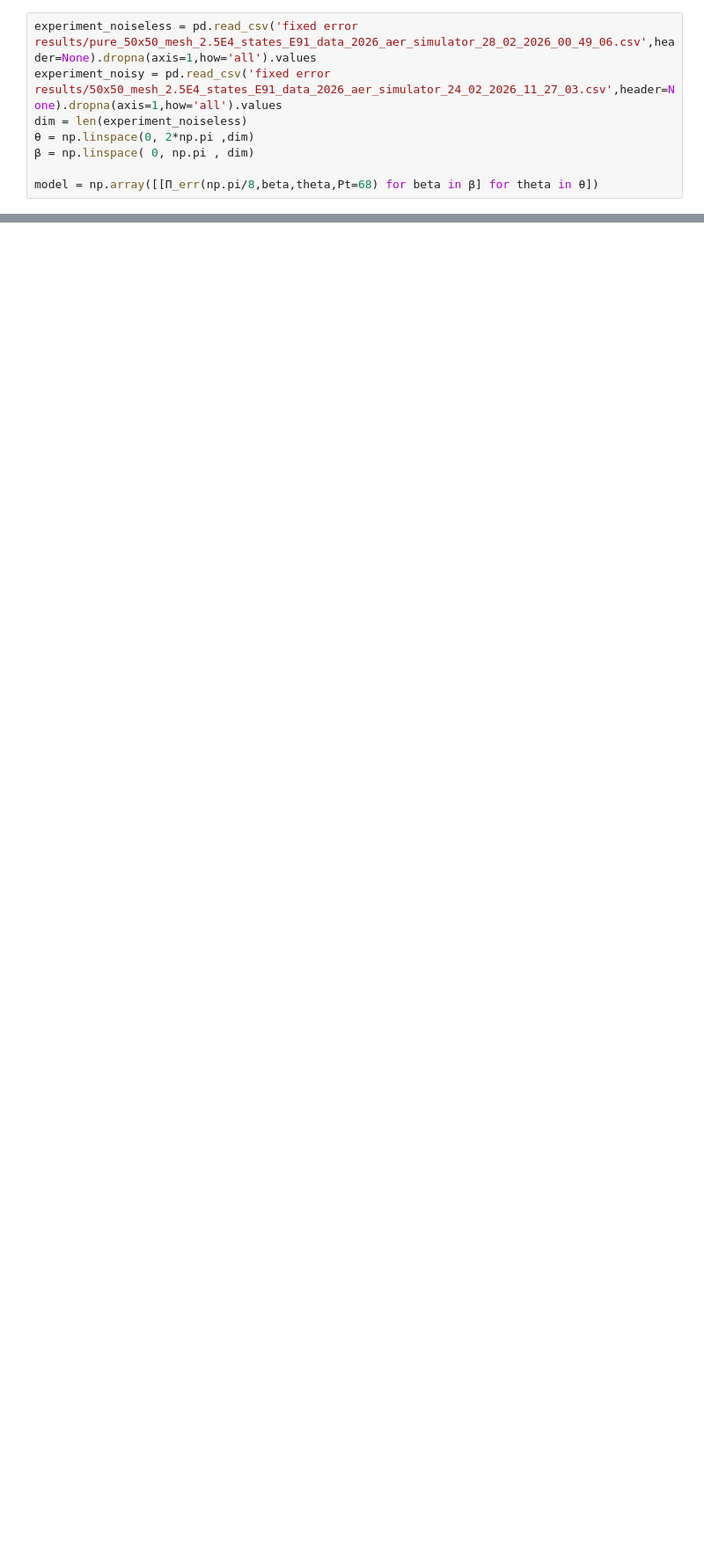
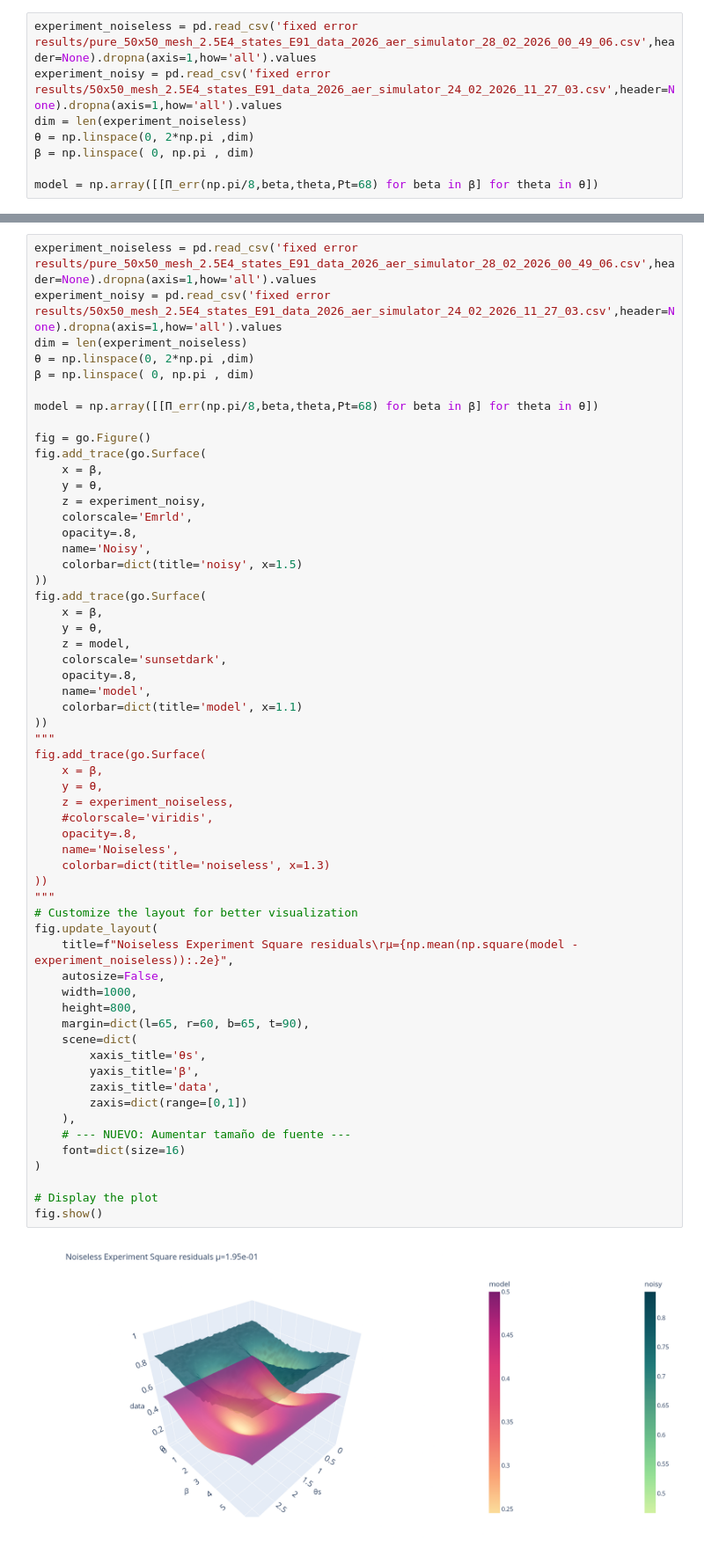
Before and after one commit to 4df31/QD-Biexciton-cascade-and-polarization-orientation-effect-on-QKD-protocol-E91, a Jupyter notebook: Plots.ipynb, the cells around one changed output, grey strips where cells are left out. Shown at 88% size. Saved outputs shown, nothing was run; the diff lists cells and outputs as text; blank space fills up the shorter version.

```diff
--- a/Plots.ipynb
+++ b/Plots.ipynb
@@ -1052,0 +1062,60 @@ fig.show()
+# %%
+experiment_noiseless = pd.read_csv('fixed error results/pure_50x50_mesh_2.5E4_states_E91_data_2026_aer_simulator_28_02_2026_00_49_06.csv',header=None).dropna(axis=1,how='all').values
+experiment_noisy = pd.read_csv('fixed error results/50x50_mesh_2.5E4_states_E91_data_2026_aer_simulator_24_02_2026_11_27_03.csv',header=None).dropna(axis=1,how='all').values
+dim = len(experiment_noiseless)
+θ = np.linspace(0, 2*np.pi ,dim)
+β = np.linspace( 0, np.pi , dim)
+
+model = np.array([[Π_err(np.pi/8,beta,theta,Pt=68) for beta in β] for theta in θ])
+
+fig = go.Figure()
+fig.add_trace(go.Surface(
+    x = β,
+    y = θ,
+    z = experiment_noisy,
+    colorscale='Emrld',
+    opacity=.8,
+    name='Noisy',
+    colorbar=dict(title='noisy', x=1.5)
+))
+fig.add_trace(go.Surface(
+    x = β,
+    y = θ,
+    z = model,
+    colorscale='sunsetdark',
+    opacity=.8,
+    name='model',
+    colorbar=dict(title='model', x=1.1)
+))
+"""
+fig.add_trace(go.Surface(
+    x = β,
+    y = θ,
+    z = experiment_noiseless,
+    #colorscale='viridis',
+    opacity=.8,
+    name='Noiseless',
+    colorbar=dict(title='noiseless', x=1.3)
+))
+"""
+# Customize the layout for better visualization
+fig.update_layout(
+    title=f"Noiseless Experiment Square residuals\rμ={np.mean(np.square(model - experiment_noiseless)):.2e}",
+    autosize=False,
+    width=1000,
+    height=800,
+    margin=dict(l=65, r=60, b=65, t=90),
+    scene=dict(
+        xaxis_title='θs',
+        yaxis_title='β',
+        zaxis_title='data',
+        zaxis=dict(range=[0,1])
+    ),
+    # --- NUEVO: Aumentar tamaño de fuente ---
+    font=dict(size=16)
+)
+
+# Display the plot
+fig.show()
+# %% [output]
+[figure, added]
```
Also changed, not shown: parts of 5 cells of this notebook, 1 other file.
